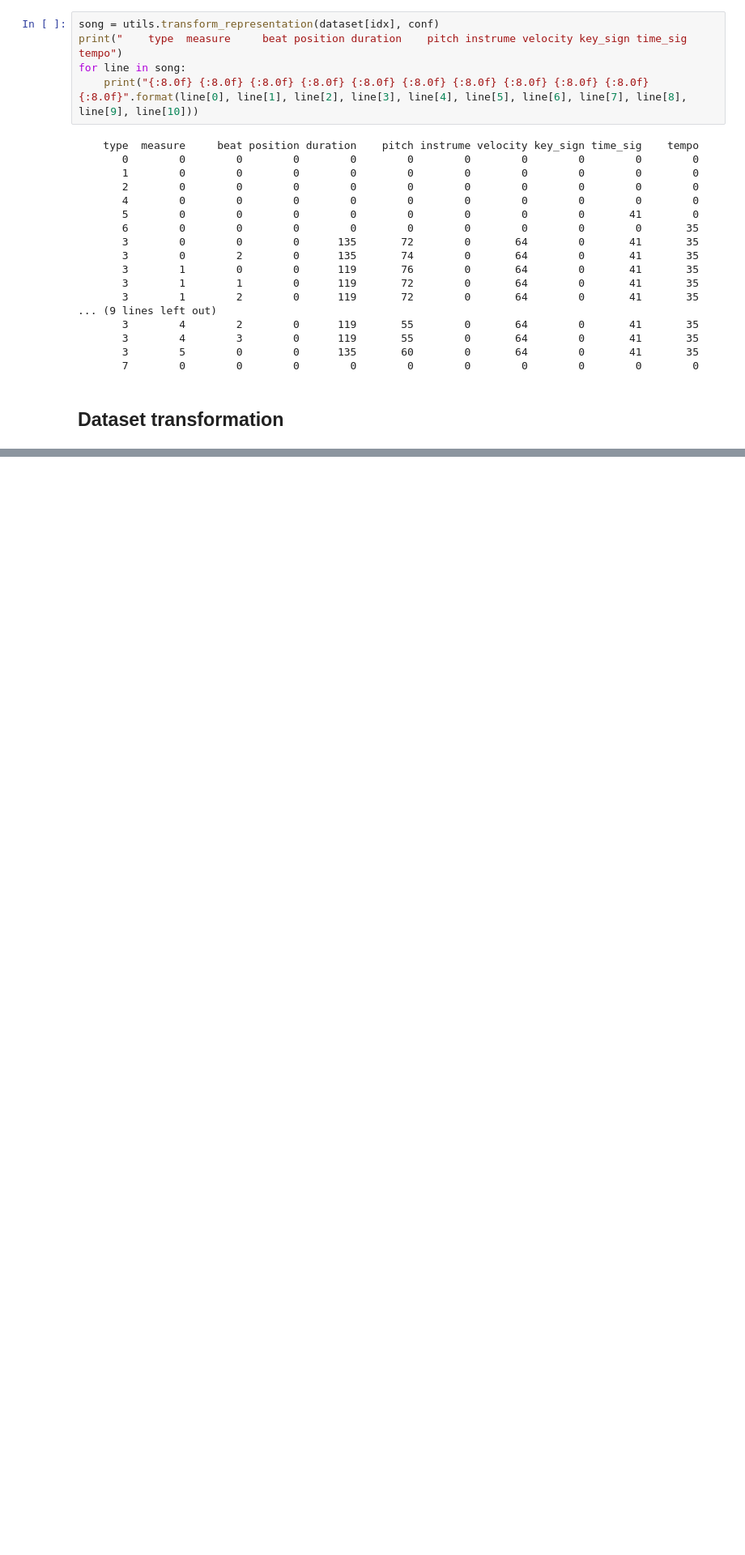
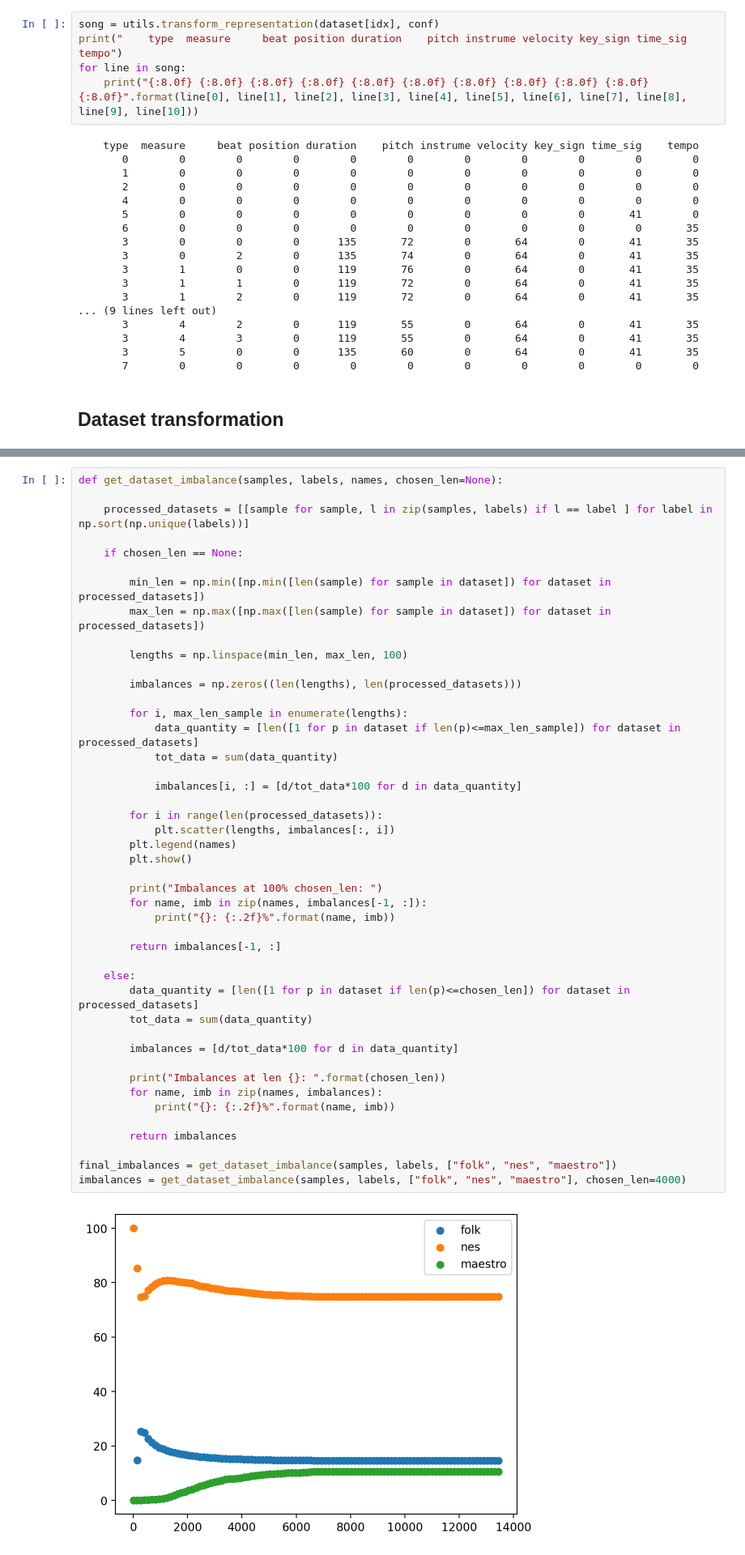
Before and after one commit to MarcelloCeresini/MusicGeneration, a Jupyter notebook: src/dataset_exploration.ipynb, the cells around one changed output, grey strips where cells are left out. Shown: that part at 81% size. Cells and saved outputs as stored; diff of their text form; blank space fills up the shorter version.

```diff
--- a/src/dataset.ipynb
+++ b/src/dataset_exploration.ipynb
@@ -413,0 +502,47 @@ Music(metadata=Metadata(schema_version='0.2', title='None', source_filename='000
+# %%
+def get_dataset_imbalance(samples, labels, names, chosen_len=None):
+
+    processed_datasets = [[sample for sample, l in zip(samples, labels) if l == label ] for label in np.sort(np.unique(labels))]
+
+    if chosen_len == None:
+
+        min_len = np.min([np.min([len(sample) for sample in dataset]) for dataset in processed_datasets])
+        max_len = np.max([np.max([len(sample) for sample in dataset]) for dataset in processed_datasets])
+
+        lengths = np.linspace(min_len, max_len, 100)
+
+        imbalances = np.zeros((len(lengths), len(processed_datasets)))
+
+        for i, max_len_sample in enumerate(lengths):
+            data_quantity = [len([1 for p in dataset if len(p)<=max_len_sample]) for dataset in processed_datasets]
+            tot_data = sum(data_quantity)
+
+            imbalances[i, :] = [d/tot_data*100 for d in data_quantity]
+
+        for i in range(len(processed_datasets)):
+            plt.scatter(lengths, imbalances[:, i])
+        plt.legend(names)
+        plt.show()
+
+        print("Imbalances at 100% chosen_len: ")
+        for name, imb in zip(names, imbalances[-1, :]):
+            print("{}: {:.2f}%".format(name, imb))
+
+        return imbalances[-1, :]
+
+    else:
+        data_quantity = [len([1 for p in dataset if len(p)<=chosen_len]) for dataset in processed_datasets]
+        tot_data = sum(data_quantity)
+
+        imbalances = [d/tot_data*100 for d in data_quantity]
+
+        print("Imbalances at len {}: ".format(chosen_len))
+        for name, imb in zip(names, imbalances):
+            print("{}: {:.2f}%".format(name, imb))
+
+        return imbalances
+
+final_imbalances = get_dataset_imbalance(samples, labels, ["folk", "nes", "maestro"])
+imbalances = get_dataset_imbalance(samples, labels, ["folk", "nes", "maestro"], chosen_len=4000)
+# %% [output]
+[figure, added]
```
Also changed, not shown: parts of 14 cells of this notebook, 3 other files.
